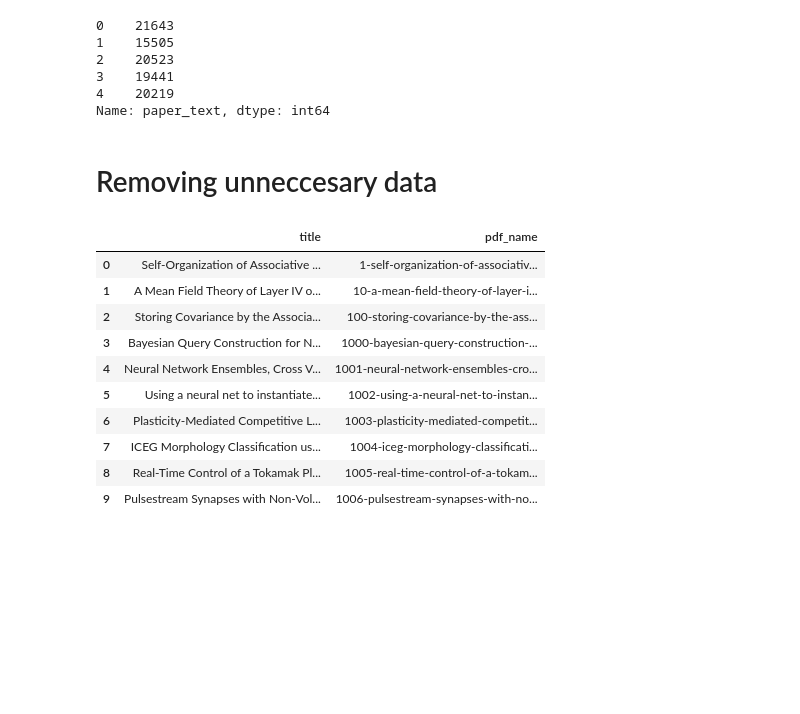
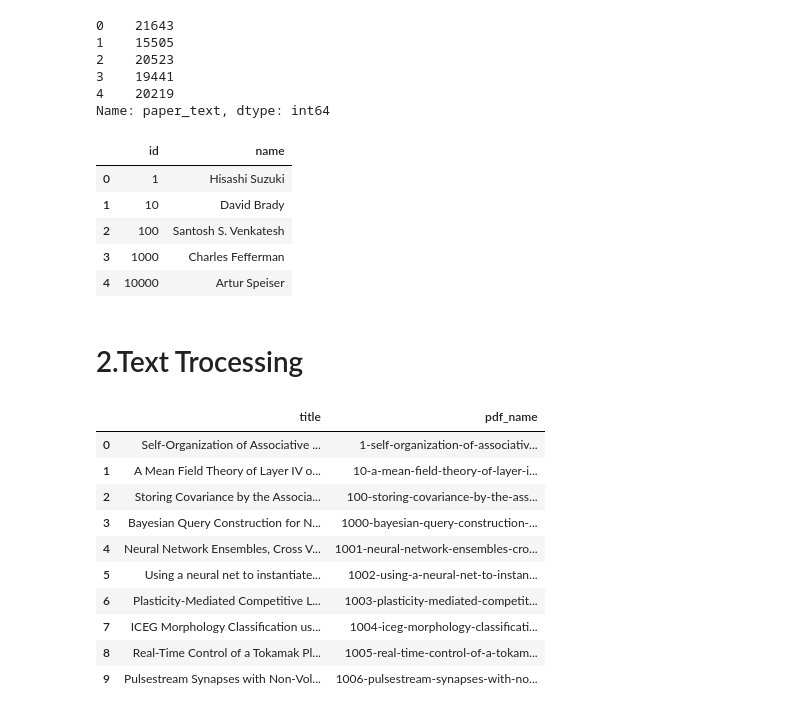
Before and after one commit to leapfrogtechnology/journal-recommendation, a Jupyter notebook: journal_reccomendation.ipynb, the cells around one changed output. Cells and saved outputs as stored; diff of their text form; code cells hidden in the pictures; blank space fills up the shorter version.

```diff
--- a/journal_reccomendation.ipynb
+++ b/journal_reccomendation.ipynb
@@ -28,8 +37,19 @@ data_df['paper_text'].head().apply(len)
 3    19441
 4    20219
 Name: paper_text, dtype: int64
-# %% [markdown]
-# Removing unneccesary data
+# %%
+author_name =pd.read_csv('nips-papers/authors.csv')
+# %%
+author_name.head()
+# %% [output]
+|  | id | name |
+| 0 | 1 | Hisashi Suzuki |
+| 1 | 10 | David Brady |
+| 2 | 100 | Santosh S. Venkatesh |
+| 3 | 1000 | Charles Fefferman |
+| 4 | 10000 | Artur Speiser |
+# %% [markdown]
+# 2.Text Trocessing
 # %%
 data_df[['title','pdf_name']].head(10)
 # %% [output]
```
Also changed, not shown: parts of 52 cells of this notebook.
